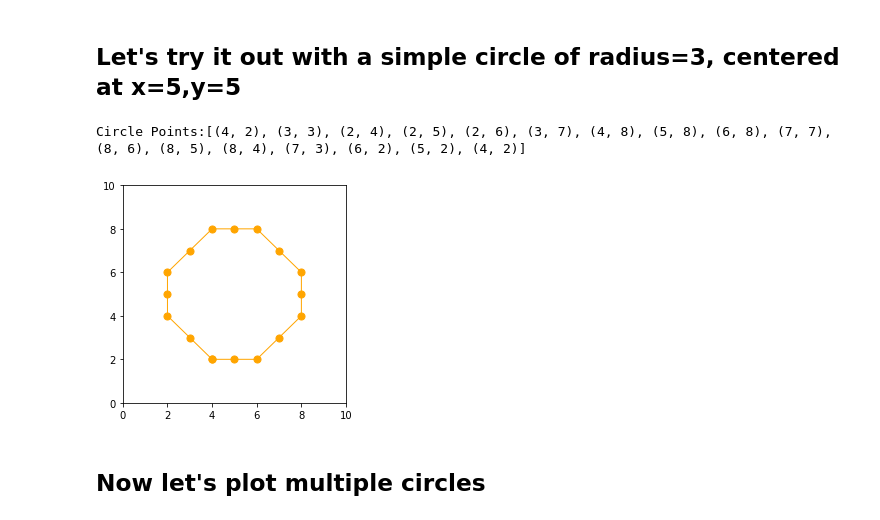
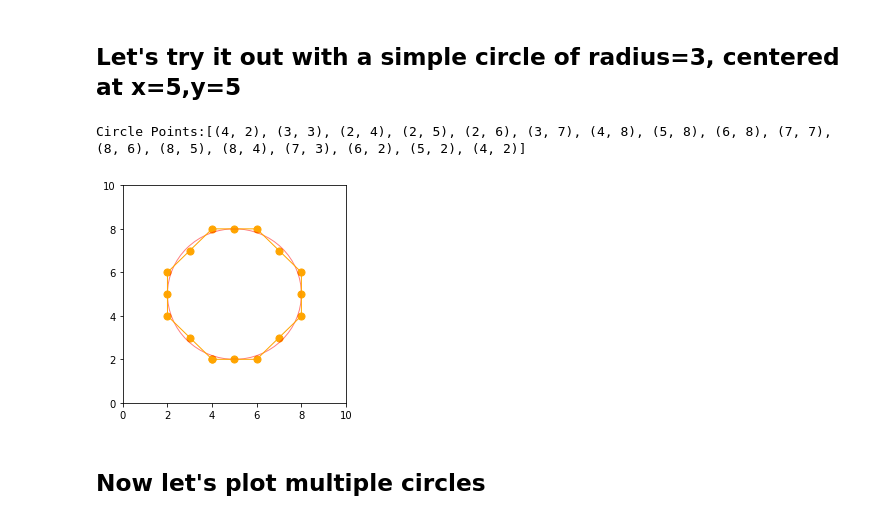
Before and after one commit to matteovidali/P1_Circles, a Jupyter notebook: Circles.ipynb, the cells around one changed output. Drawn from its saved outputs; the diff is of its cells as text; code cells hidden in the pictures.

```diff
--- a/Circles.ipynb
+++ b/Circles.ipynb
@@ -16,6 +16,8 @@ import time
 # %%
 # Python3 program for implementing
 # Mid-Point Circle Drawing Algorithm
+# Adapted from:
+# https://www.geeksforgeeks.org/mid-point-circle-drawing-algorithm/
 # https://en.wikipedia.org/wiki/Midpoint_circle_algorithm
 
 class SlowCircleDrawer:
@@ -44,7 +46,9 @@ class SlowCircleDrawer:
 
         # Printing the initial point the
         # axes after translation
-        points = [ (x + x_centre, y + y_centre) ]
+        points = self.sortedInsert( points,
+                     x + x_centre, y + y_centre,
+                     x_centre, y_centre)
 
         # When radius is zero only a single
         # point be printed
@@ -140,23 +144,25 @@ class SlowCircleDrawer:
 # %%
 #create our circle drawer
 cd = SlowCircleDrawer()
 
 #ask it to draw a circle
 circle = cd.midPointCircleDraw( 5,5,3)
 print ("Circle Points:" + str(circle))
 
 #plot those points
 xs,ys = zip(*circle)
 
 plt.figure(figsize=(4,4))
 plt.scatter(xs,ys, s=50, color='orange')
 plt.plot(xs,ys, linewidth=1, color='orange')
+c1 = plt.Circle((5,5), radius=3, linewidth=1, color='red', fill=False, alpha=0.5)
+plt.gca().add_artist(c1)
 plt.xlim([0,10])
 plt.ylim([0,10])
 plt.show()
 # %% [output]
 Circle Points:[(4, 2), (3, 3), (2, 4), (2, 5), (2, 6), (3, 7), (4, 8), (5, 8), (6, 8), (7, 7), (8, 6), (8, 5), (8, 4), (7, 3), (6, 2), (5, 2), (4, 2)]
-[figure, old version]
+[figure, new version]
 # %% [markdown]
 ## Now let's plot multiple circles
 # %%
```
Also changed, not shown: parts of 1 cell of this notebook, 2 other files.
